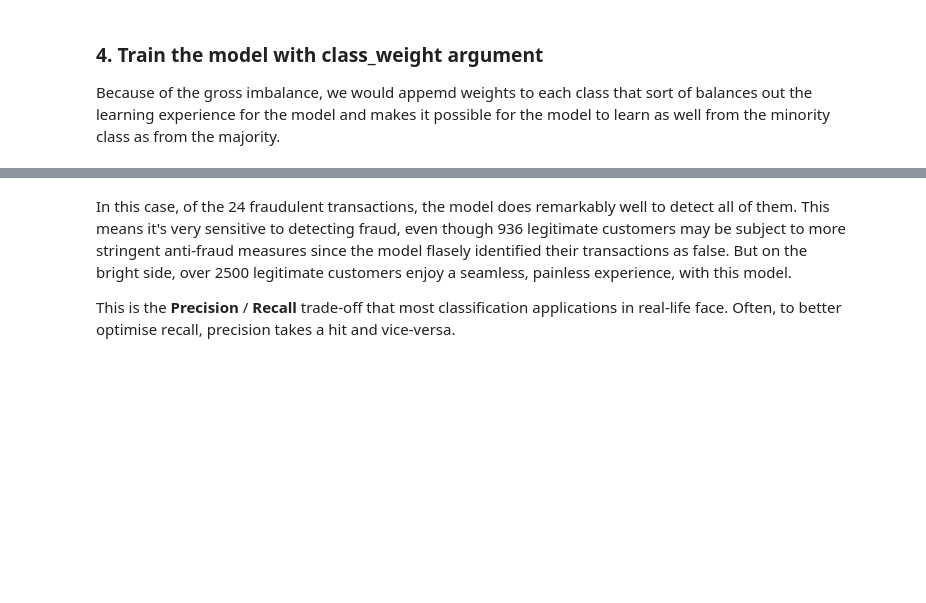
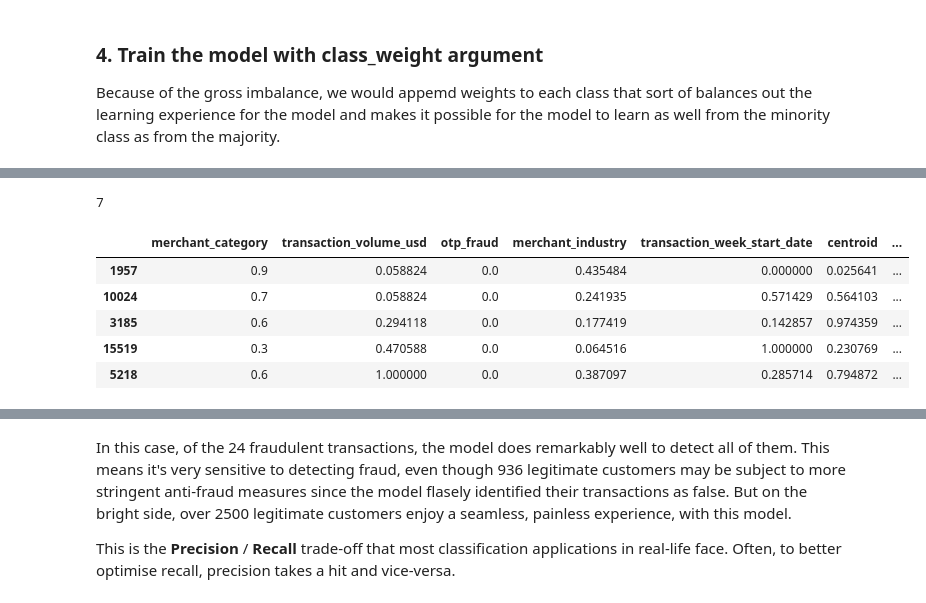
Before and after one commit to Lawrence-Krukrubo/fraud_analyst_assignment, a Jupyter notebook: 05_prescriptive_analytics.ipynb, the cells around one changed output, grey strips where cells are left out. Saved outputs shown, nothing was run; the diff lists cells and outputs as text; code cells hidden in the pictures; blank space fills up the shorter version.

```diff
--- a/05_prescriptive_analytics.ipynb
+++ b/05_prescriptive_analytics.ipynb
@@ -413,6 +430,19 @@ plot_metrics(baseline_history)
 # %%
 train_predictions_baseline = model.predict(train_features, batch_size=BATCH_SIZE)
 test_predictions_baseline = model.predict(test_features, batch_size=BATCH_SIZE)
+# %%
+len(test_features[0])
+# %% [output]
+7
+# %%
+train_df.head()
+# %% [output]
+|  | merchant_category | transaction_volume_usd | otp_fraud | merchant_industry | transaction_week_start_date | centroid | ... |
+| 1957 | 0.9 | 0.058824 | 0.0 | 0.435484 | 0.000000 | 0.025641 | ... |
+| 10024 | 0.7 | 0.058824 | 0.0 | 0.241935 | 0.571429 | 0.564103 | ... |
+| 3185 | 0.6 | 0.294118 | 0.0 | 0.177419 | 0.142857 | 0.974359 | ... |
+| 15519 | 0.3 | 0.470588 | 0.0 | 0.064516 | 1.000000 | 0.230769 | ... |
+| 5218 | 0.6 | 1.000000 | 0.0 | 0.387097 | 0.285714 | 0.794872 | ... |
 # %%
 def plot_cm(labels, predictions, p=0.5):
   cm = confusion_matrix(labels, predictions > p)
```
Also changed, not shown: parts of 15 cells of this notebook.
